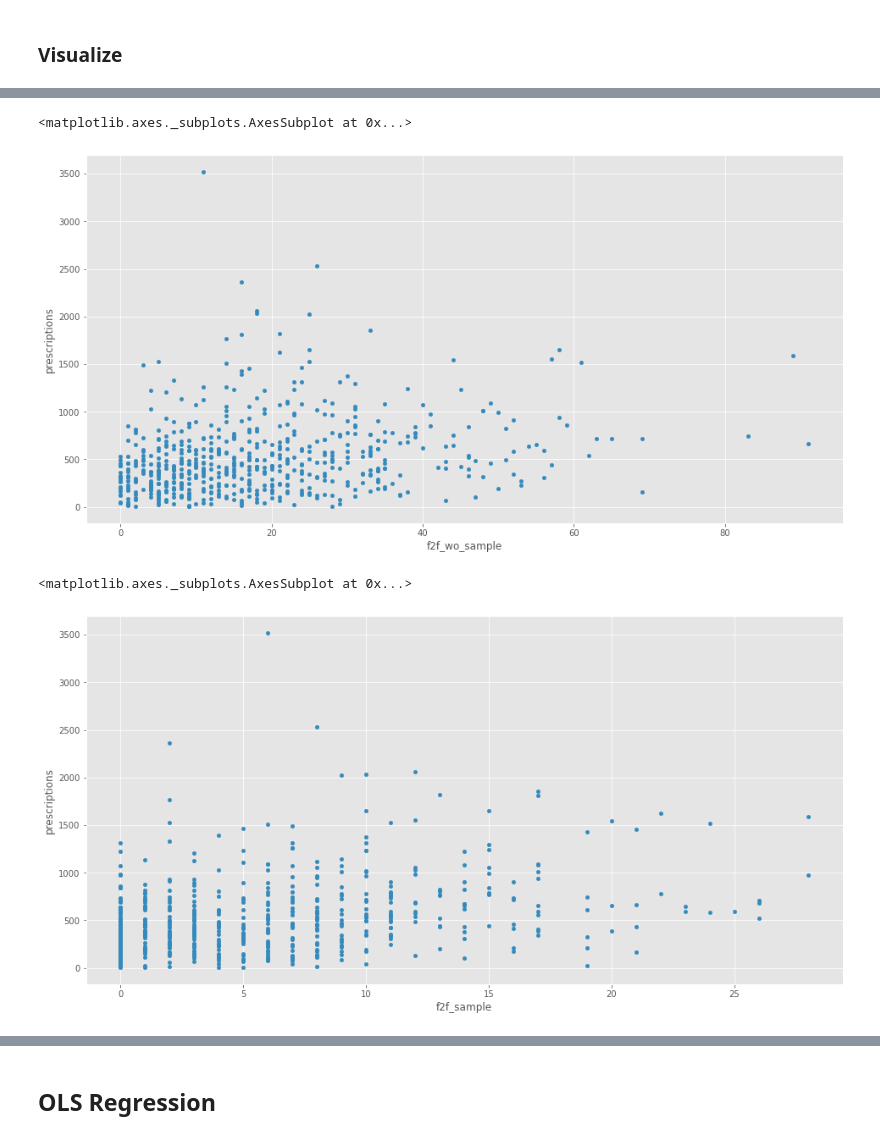
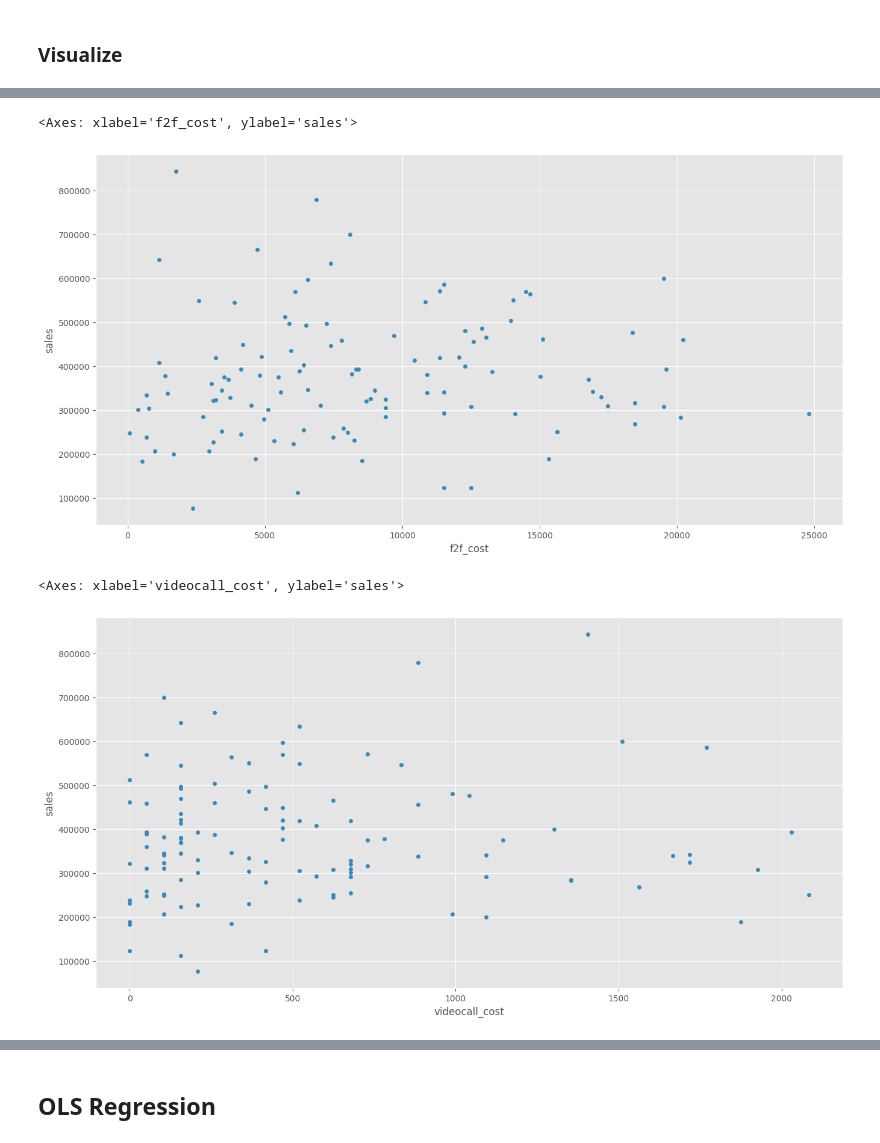
Before and after one commit to cdonosoc/MMM_Fortimel, a Jupyter notebook: analytics/MMM_Fortimel_Analytics.ipynb, the cells around one changed output, grey strips where cells are left out. Cells and saved outputs as stored; diff of their text form; code cells hidden in the pictures.

```diff
--- a/analytics/MMM_Fortimel_Analytics.ipynb
+++ b/analytics/MMM_Fortimel_Analytics.ipynb
@@ -212,12 +125,12 @@ df_clean_full.plot(kind='scatter', x='f2f', y='prescriptions',  figsize=(16, 8))
 # %%
 # visualize the relationship between the features and response using scatterplots
-df_clean_full.plot(kind='scatter', x='f2f_wo_sample', y='prescriptions',  figsize=(16, 8))
+df_merged.plot(kind='scatter', x='f2f_cost', y='sales',  figsize=(16, 8))
 # %% [output]
-<matplotlib.axes._subplots.AxesSubplot at 0x...>
+<Axes: xlabel='f2f_cost', ylabel='sales'>
-[figure, old version]
+[figure, new version]
 # %%
 # visualize the relationship between the features and response using scatterplots
-df_clean_full.plot(kind='scatter', x='f2f_sample', y='prescriptions',  figsize=(16, 8))
+df_merged.plot(kind='scatter', x='videocall_cost', y='sales',  figsize=(16, 8))
 # %% [output]
-<matplotlib.axes._subplots.AxesSubplot at 0x...>
+<Axes: xlabel='videocall_cost', ylabel='sales'>
-[figure, old version]
+[figure, new version]
```
Also changed, not shown: parts of 50 cells of this notebook.
